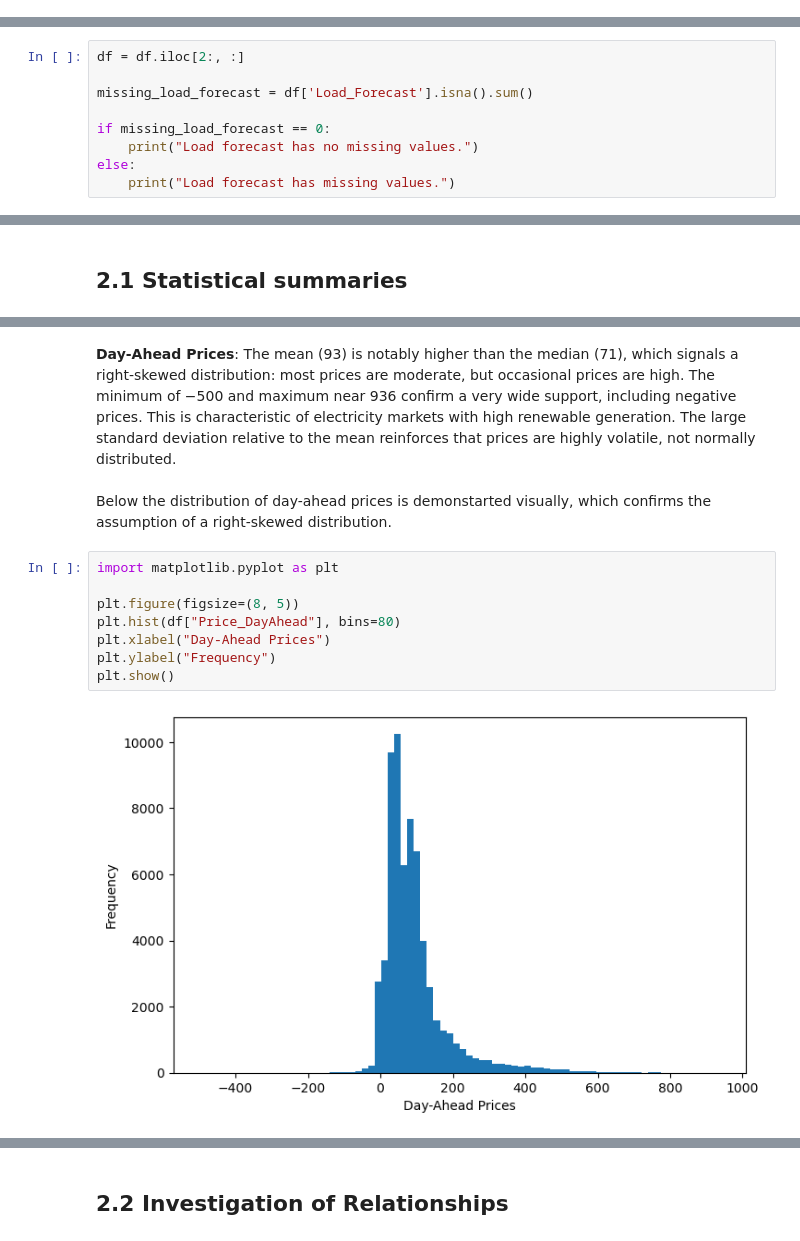
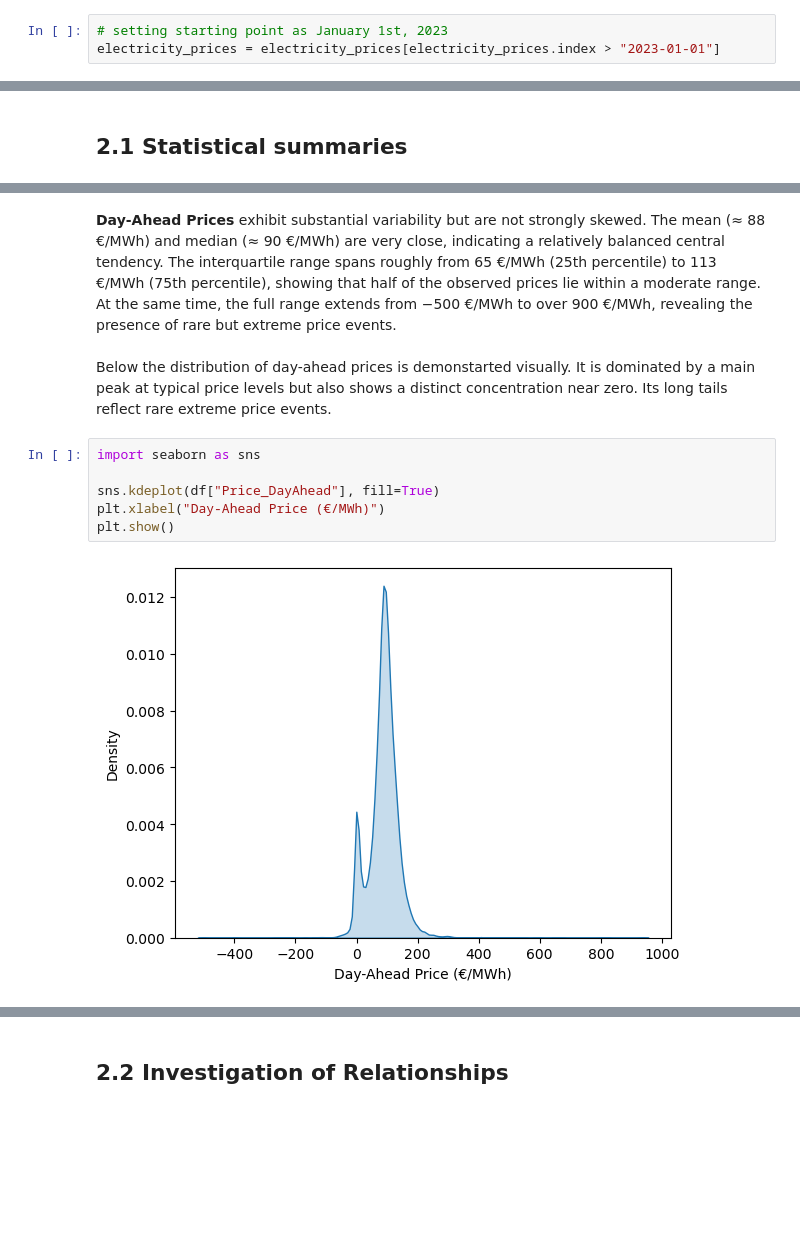
Before and after one commit to vlkkvl/ds_project, a Jupyter notebook: draft_project.ipynb, the cells around one changed output, grey strips where cells are left out. Saved outputs shown, nothing was run; the diff lists cells and outputs as text; blank space fills up the shorter version.

```diff
--- a/draft_project.ipynb
+++ b/draft_project.ipynb
@@ -91,6 +91,9 @@ To capture weather-driven effects on electricity demand and renewable generation
 | Weather_Solar_Forecast | Mean global horizontal irradiance across six cities | W/m² | `shortwave_radiation` | Feature (X) |
 # %% [markdown]
 ## 1.3 Data Cleaning
+# %%
+# setting starting point as January 1st, 2023
+electricity_prices = electricity_prices[electricity_prices.index > "2023-01-01"]
 # %% [markdown]
 ### 1.3.1 Unification
 # %% [markdown]
@@ -176,9 +175,0 @@ Since time-based interpolation is not able to impute values for the first 2 rows
-# %%
-df = df.iloc[2:, :]
-
-missing_load_forecast = df['Load_Forecast'].isna().sum()
-
-if missing_load_forecast == 0:
-    print("Load forecast has no missing values.")
-else:
-    print("Load forecast has missing values.")
@@ -241,15 +230,13 @@ df.describe()
 # %% [markdown]
-**Day-Ahead Prices**: The mean (93) is notably higher than the median (71), which signals a right-skewed distribution: most prices are moderate, but occasional prices are high. The minimum of −500 and maximum near 936 confirm a very wide support, including negative prices. This is characteristic of electricity markets with high renewable generation. The large standard deviation relative to the mean reinforces that prices are highly volatile, not normally distributed. \
+**Day-Ahead Prices** exhibit substantial variability but are not strongly skewed. The mean (≈ 88 €/MWh) and median (≈ 90 €/MWh) are very close, indicating a relatively balanced central tendency. The interquartile range spans roughly from 65 €/MWh (25th percentile) to 113 €/MWh (75th percentile), showing that half of the observed prices lie within a moderate range. At the same time, the full range extends from −500 €/MWh to over 900 €/MWh, revealing the presence of rare but extreme price events.\
 \
-Below the distribution of day-ahead prices is demonstarted visually, which confirms the assumption of a right-skewed distribution.
+Below the distribution of day-ahead prices is demonstarted visually. It is dominated by a main peak at typical price levels but also shows a distinct concentration near zero. Its long tails reflect rare extreme price events.
 # %%
-import matplotlib.pyplot as plt
+import seaborn as sns
 
-plt.figure(figsize=(8, 5))
-plt.hist(df["Price_DayAhead"], bins=80)
-plt.xlabel("Day-Ahead Prices")
-plt.ylabel("Frequency")
+sns.kdeplot(df["Price_DayAhead"], fill=True)
+plt.xlabel("Day-Ahead Price (€/MWh)")
 plt.show()
 # %% [output]
-[figure, old version]
+[figure, new version]
 # %% [markdown]
```
Also changed, not shown: parts of 42 cells of this notebook.
